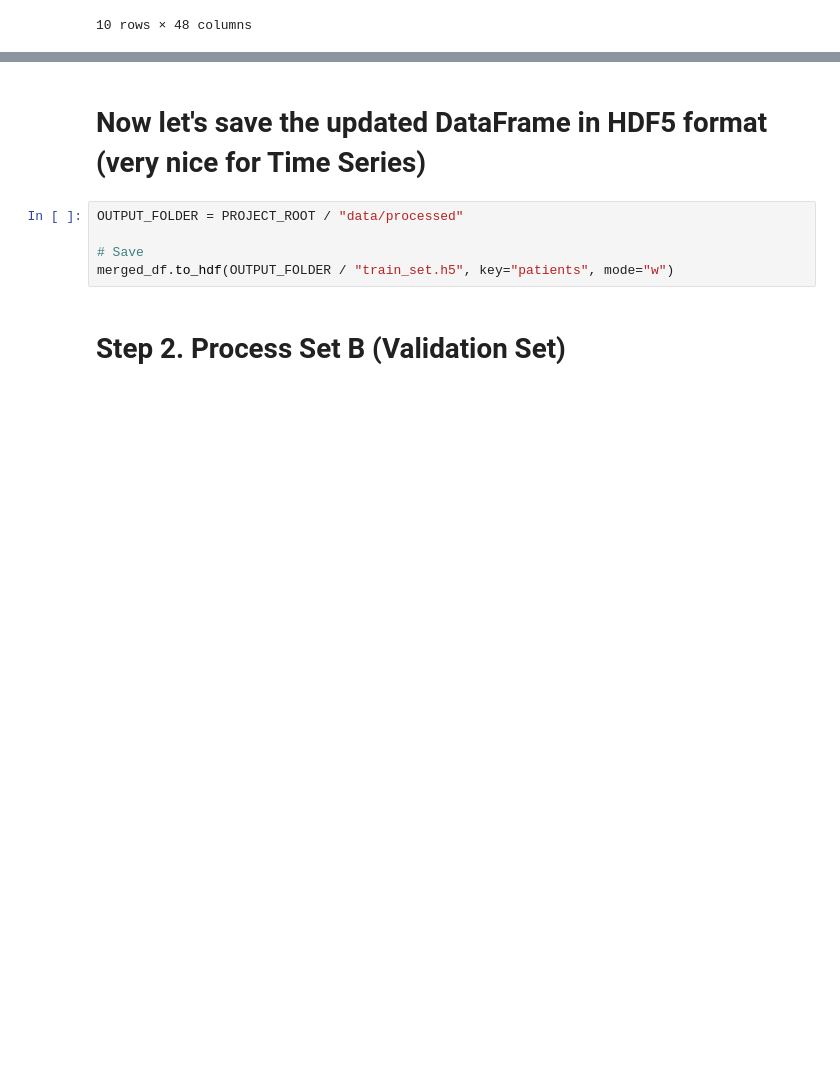
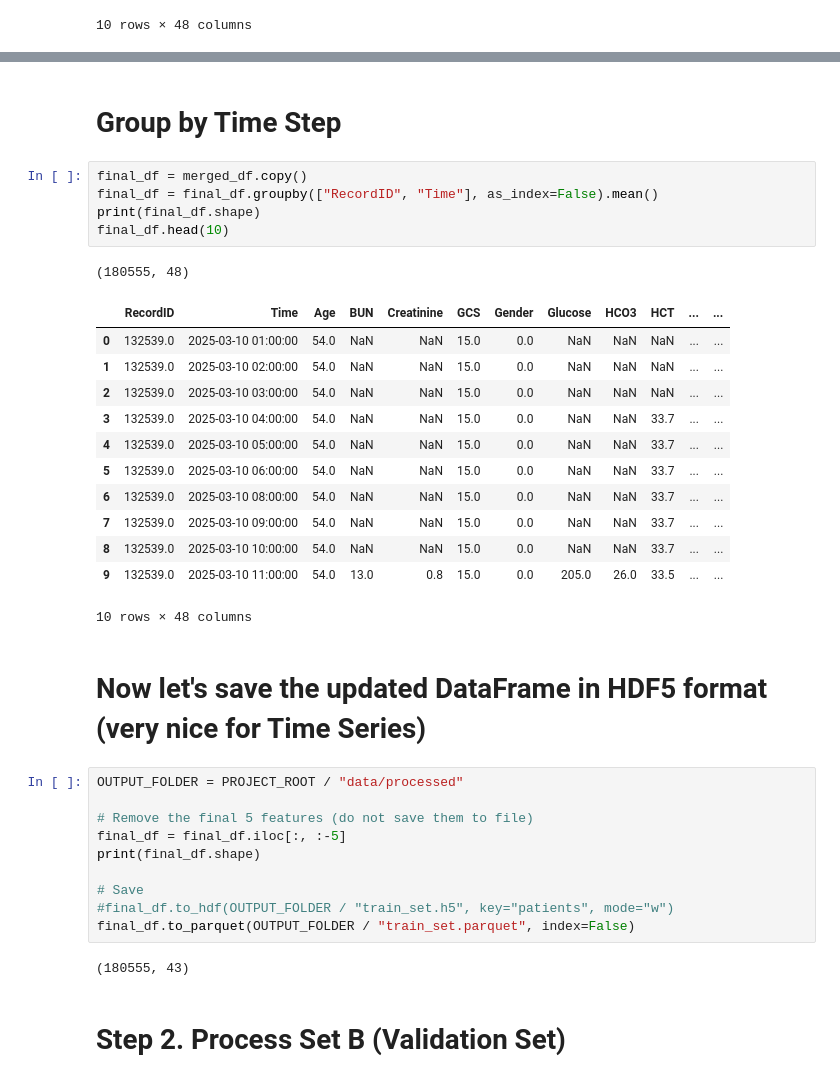
Before and after one commit to francescobondi02/project-1-ml4hc, a Jupyter notebook: notebooks/1_fb_data_preprocess.ipynb, the cells around one changed output, grey strips where cells are left out. Cells and saved outputs as stored; diff of their text form; blank space fills up the shorter version.

```diff
--- a/notebooks/1_fb_data_preprocess.ipynb
+++ b/notebooks/1_fb_data_preprocess.ipynb
@@ -233,10 +266,38 @@ merged_df.head(10)
+# %% [markdown]
+# Group by Time Step
+# %%
+final_df = merged_df.copy()
+final_df = final_df.groupby(["RecordID", "Time"], as_index=False).mean()
+print(final_df.shape)
+final_df.head(10)
+# %% [output]
+(180555, 48)
+|  | RecordID | Time | Age | BUN | Creatinine | GCS | Gender | Glucose | HCO3 | HCT | ... | ... |
+| 0 | 132539.0 | 2025-03-10 01:00:00 | 54.0 | NaN | NaN | 15.0 | 0.0 | NaN | NaN | NaN | ... | ... |
+| 1 | 132539.0 | 2025-03-10 02:00:00 | 54.0 | NaN | NaN | 15.0 | 0.0 | NaN | NaN | NaN | ... | ... |
+| 2 | 132539.0 | 2025-03-10 03:00:00 | 54.0 | NaN | NaN | 15.0 | 0.0 | NaN | NaN | NaN | ... | ... |
+| 3 | 132539.0 | 2025-03-10 04:00:00 | 54.0 | NaN | NaN | 15.0 | 0.0 | NaN | NaN | 33.7 | ... | ... |
+| 4 | 132539.0 | 2025-03-10 05:00:00 | 54.0 | NaN | NaN | 15.0 | 0.0 | NaN | NaN | 33.7 | ... | ... |
+| 5 | 132539.0 | 2025-03-10 06:00:00 | 54.0 | NaN | NaN | 15.0 | 0.0 | NaN | NaN | 33.7 | ... | ... |
+| 6 | 132539.0 | 2025-03-10 08:00:00 | 54.0 | NaN | NaN | 15.0 | 0.0 | NaN | NaN | 33.7 | ... | ... |
+| 7 | 132539.0 | 2025-03-10 09:00:00 | 54.0 | NaN | NaN | 15.0 | 0.0 | NaN | NaN | 33.7 | ... | ... |
+| 8 | 132539.0 | 2025-03-10 10:00:00 | 54.0 | NaN | NaN | 15.0 | 0.0 | NaN | NaN | 33.7 | ... | ... |
+| 9 | 132539.0 | 2025-03-10 11:00:00 | 54.0 | 13.0 | 0.8 | 15.0 | 0.0 | 205.0 | 26.0 | 33.5 | ... | ... |
+10 rows × 48 columns
 # %% [markdown]
 # Now let's save the updated DataFrame in HDF5 format (very nice for Time Series)
 # %%
 OUTPUT_FOLDER = PROJECT_ROOT / "data/processed"
 
+# Remove the final 5 features (do not save them to file)
+final_df = final_df.iloc[:, :-5]
+print(final_df.shape)
+
 # Save
-merged_df.to_hdf(OUTPUT_FOLDER / "train_set.h5", key="patients", mode="w")
+#final_df.to_hdf(OUTPUT_FOLDER / "train_set.h5", key="patients", mode="w")
+final_df.to_parquet(OUTPUT_FOLDER / "train_set.parquet", index=False)
+# %% [output]
+(180555, 43)
 # %% [markdown]
 # Step 2. Process Set B (Validation Set)
 # %%
```
Also changed, not shown: parts of 4 cells of this notebook, 2 other files.
